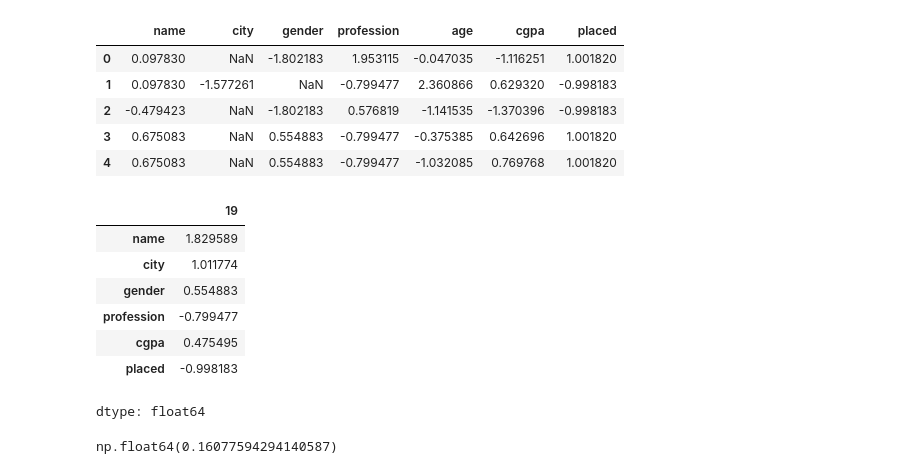
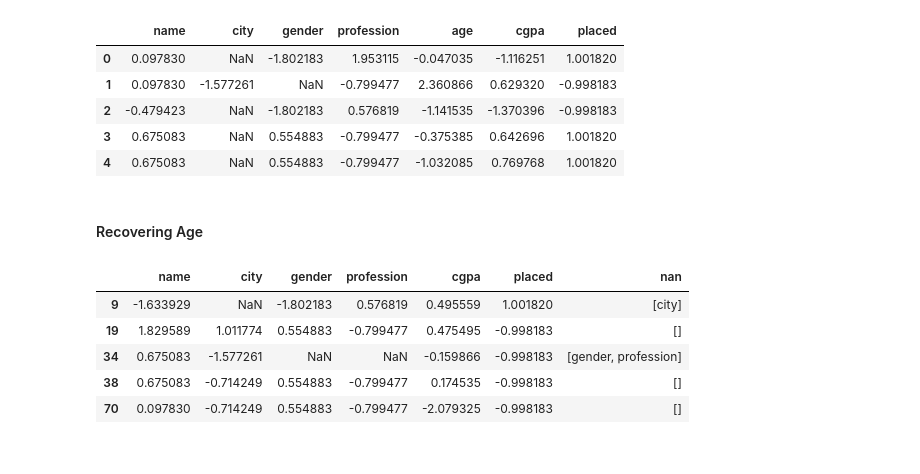
Before and after one commit to fadeeva/nakedML, a Jupyter notebook: MLnotes/001.ipynb, the cells around one changed output. Drawn from its saved outputs; the diff is of its cells as text; code cells hidden in the pictures.

```diff
--- a/MLnotes/001.ipynb
+++ b/MLnotes/001.ipynb
@@ -199,17 +189,0 @@ def em_recovery(recovery):
-# %%
-rec_row = age_recovery.iloc[1].drop('age')
-rec_row
-# %% [output]
-|  | 19 |
-| name | 1.829589 |
-| city | 1.011774 |
-| gender | 0.554883 |
-| profession | -0.799477 |
-| cgpa | 0.475495 |
-| placed | -0.998183 |
-dtype: float64
-# %%
-distances = em_distance(full_base.drop('age', axis=1), rec_row)
-1 / (1 / distances).sum() * (full_base['age'] / distances).sum()
-# %% [output]
-np.float64(0.16077594294140587)
@@ -215,0 +210,12 @@ np.float64(0.16077594294140587)
+# %% [markdown]
+#### Recovering Age
+# %%
+AGE_recovery = get_recovery_df('age')
+AGE_recovery.head()
+# %% [output]
+|  | name | city | gender | profession | cgpa | placed | nan |
+| 9 | -1.633929 | NaN | -1.802183 | 0.576819 | 0.495559 | 1.001820 | [city] |
+| 19 | 1.829589 | 1.011774 | 0.554883 | -0.799477 | 0.475495 | -0.998183 | [] |
+| 34 | 0.675083 | -1.577261 | NaN | NaN | -0.159866 | -0.998183 | [gender, profession] |
+| 38 | 0.675083 | -0.714249 | 0.554883 | -0.799477 | 0.174535 | -0.998183 | [] |
+| 70 | 0.097830 | -0.714249 | 0.554883 | -0.799477 | -2.079325 | -0.998183 | [] |
```
Also changed, not shown: parts of 7 cells of this notebook.
